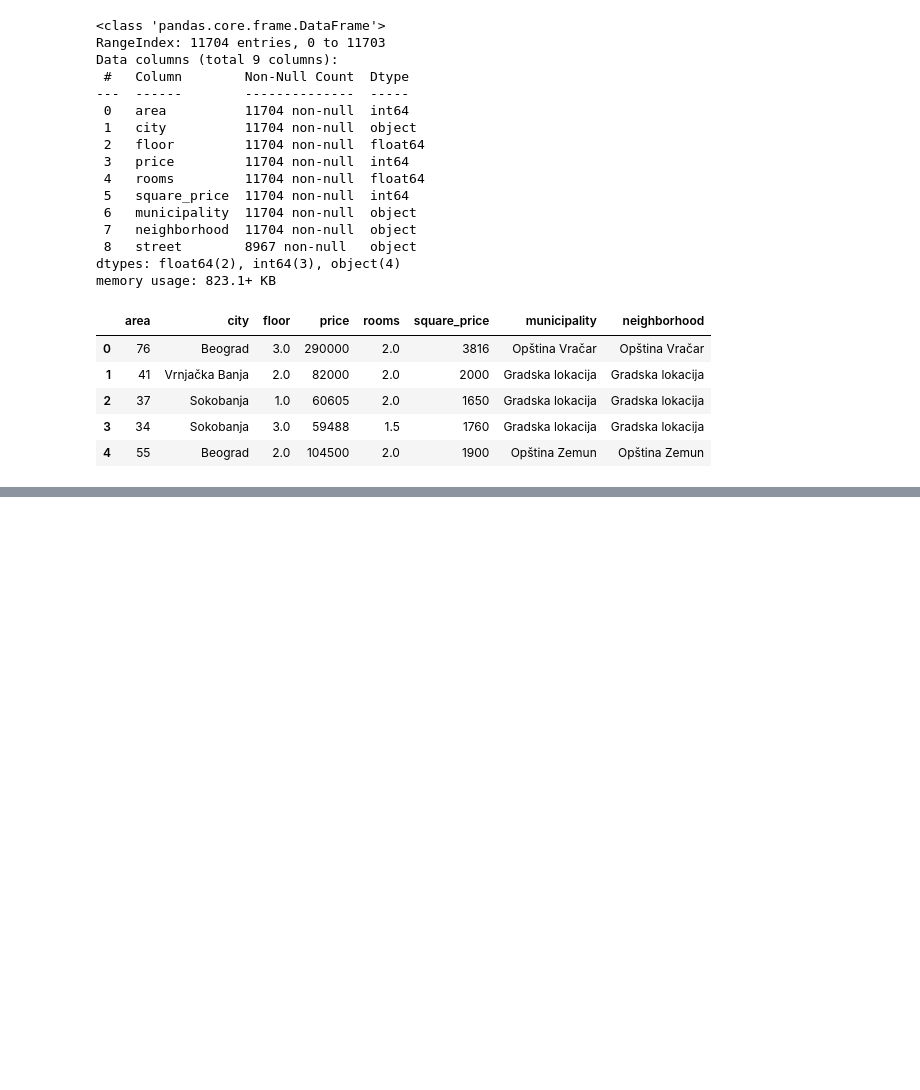
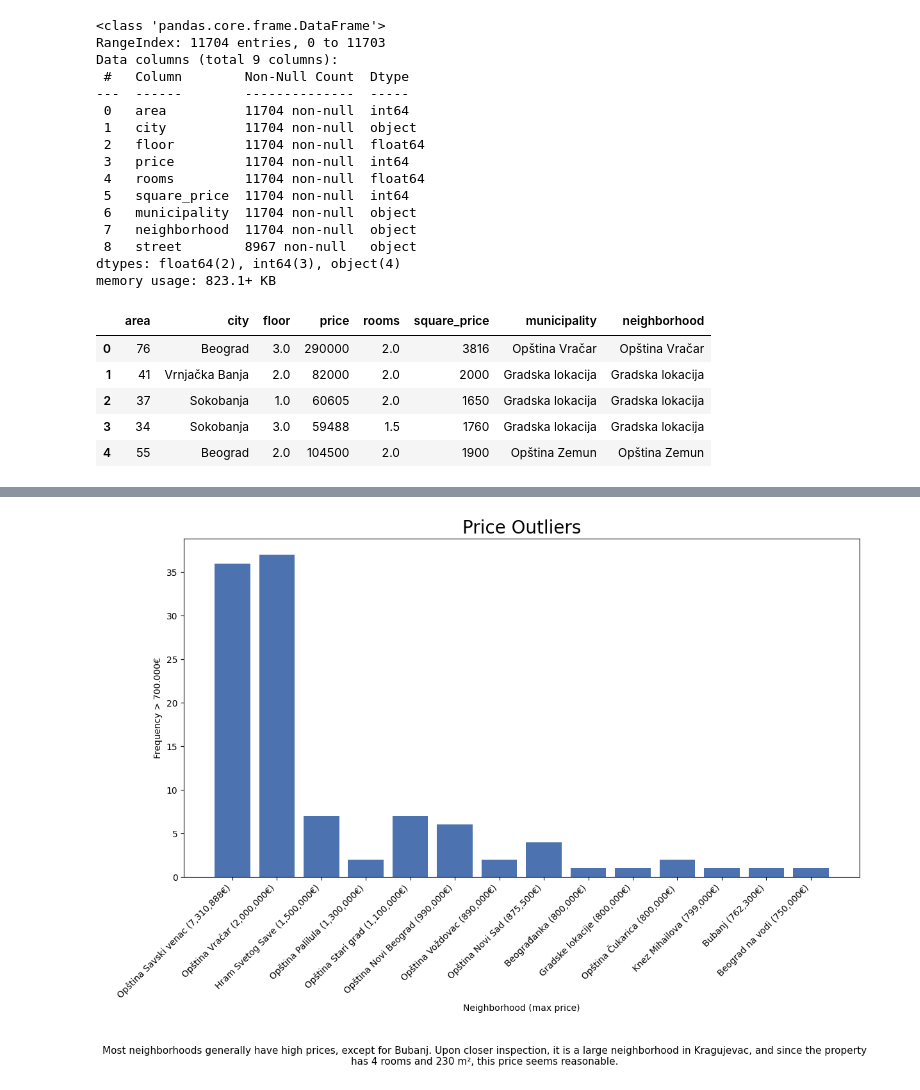
Before and after one commit to dobrosavljevicnenad/DataScience-Apartments, a Jupyter notebook: apartments.ipynb, the cells around one changed output, grey strips where cells are left out. Saved outputs shown, nothing was run; the diff lists cells and outputs as text; code cells hidden in the pictures; blank space fills up the shorter version.

```diff
--- a/apartments.ipynb
+++ b/apartments.ipynb
@@ -177,0 +260,30 @@ dataset.head()
+# %%
+df_filtered = dataset[dataset['price'] > 700000]
+
+counts = df_filtered['neighborhood'].value_counts()
+
+max_price = df_filtered.groupby('neighborhood')['price'].max()
+
+combined = pd.DataFrame({
+    'count': counts,
+    'max_price': max_price
+}).sort_values('max_price', ascending=False)
+
+labels = [f"{n} ({int(p):,}€)" for n, p in zip(combined.index, combined['max_price'])]
+
+plt.figure(figsize=(12,8))
+plt.bar(labels, combined['count'], color="#4c72b0")
+plt.xticks(rotation=45, ha='right')
+plt.xlabel('Neighborhood (max price)')
+plt.ylabel('Frequency > 700.000€')
+plt.title('Price Outliers', fontsize=20)
+
+text = ("Most neighborhoods generally have high prices, except for Bubanj. "
+        "Upon closer inspection, it is a large neighborhood in Kragujevac, "
+        "and since the property has 4 rooms and 230 m², this price seems reasonable.")
+
+plt.figtext(0.5, -0.08, text, wrap=True, horizontalalignment='center', fontsize=11)
+plt.tight_layout()
+plt.show()
+# %% [output]
+[figure, added]
```
Also changed, not shown: parts of 9 cells of this notebook.
